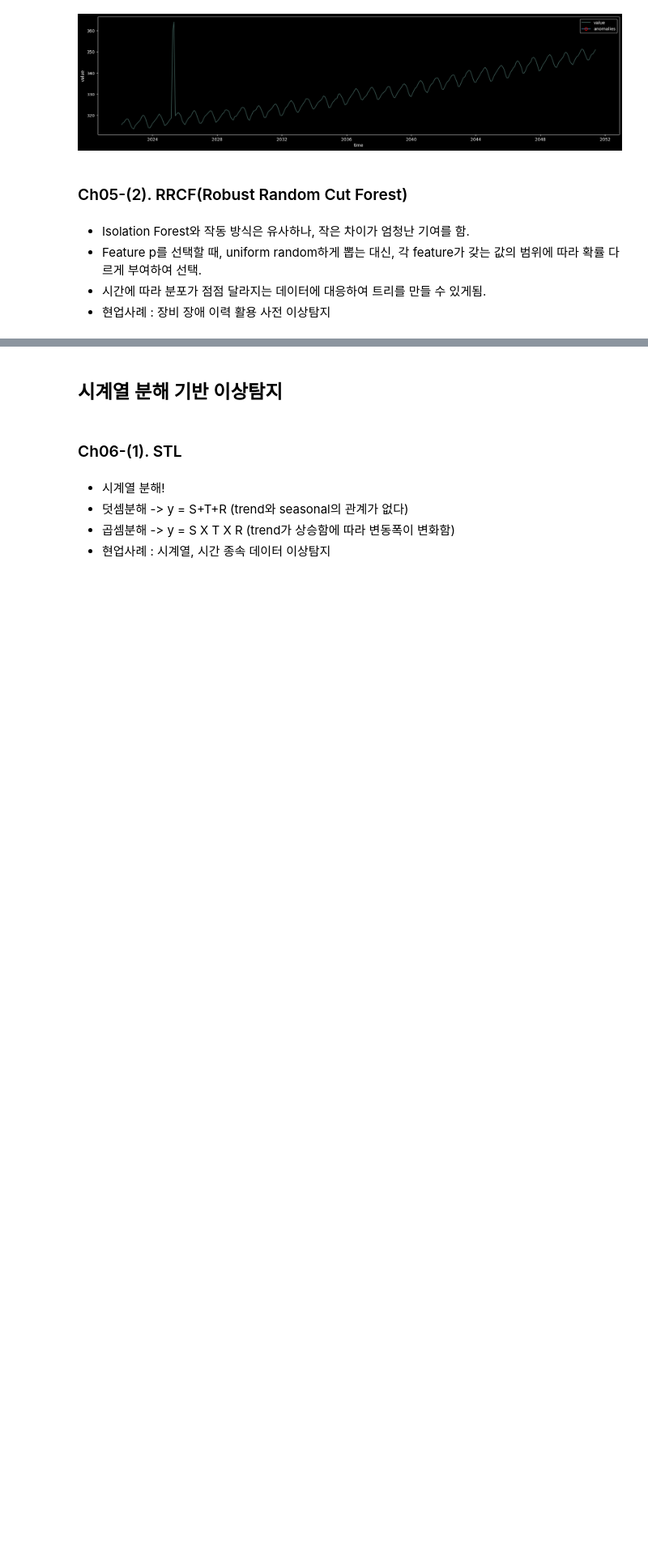
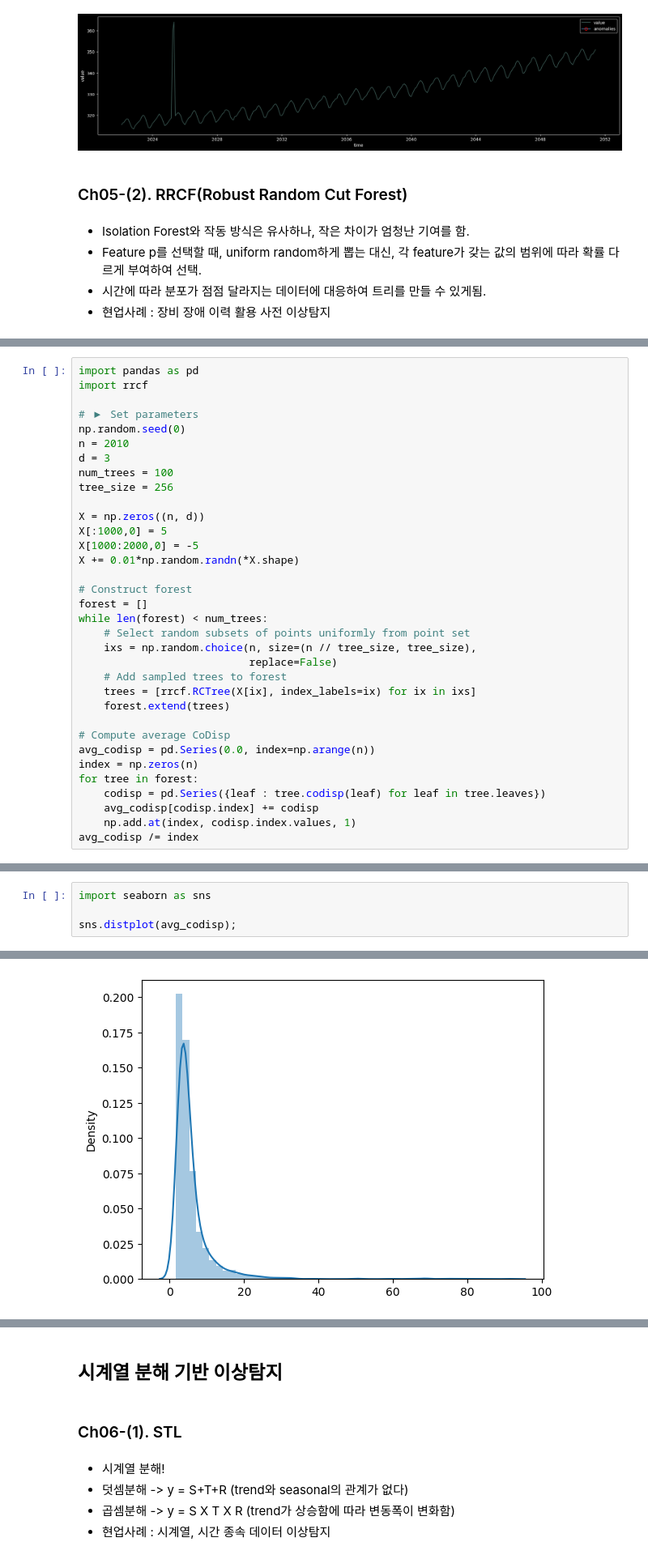
Before and after one commit to gw011211/AD_study, a Jupyter notebook: Chap2.여러 방법론 정리.ipynb, the cells around one changed output, grey strips where cells are left out. Shown at 81% size. Cells and saved outputs as stored; diff of their text form; blank space fills up the shorter version.

```diff
--- a/Chap2.여러 방법론 정리.ipynb
+++ b/Chap2.여러 방법론 정리.ipynb
@@ -1028,3 +1031,37 @@ X[:1000,0] = 5
 X[1000:2000,0] = -5
 X += 0.01*np.random.randn(*X.shape)
 size=(n // tree_size, tree_size)
+# %%
+import pandas as pd
+import rrcf
+
+# ▶ Set parameters
+np.random.seed(0)
+n = 2010
+d = 3
+num_trees = 100
+tree_size = 256
+
+X = np.zeros((n, d))
+X[:1000,0] = 5
+X[1000:2000,0] = -5
+X += 0.01*np.random.randn(*X.shape)
+
+# Construct forest
+forest = []
+while len(forest) < num_trees:
+    # Select random subsets of points uniformly from point set
+    ixs = np.random.choice(n, size=(n // tree_size, tree_size),
+                           replace=False)
+    # Add sampled trees to forest
+    trees = [rrcf.RCTree(X[ix], index_labels=ix) for ix in ixs]
+    forest.extend(trees)
+
+# Compute average CoDisp
+avg_codisp = pd.Series(0.0, index=np.arange(n))
+index = np.zeros(n)
+for tree in forest:
+    codisp = pd.Series({leaf : tree.codisp(leaf) for leaf in tree.leaves})
+    avg_codisp[codisp.index] += codisp
+    np.add.at(index, codisp.index.values, 1)
+avg_codisp /= index
@@ -1030,0 +1077,5 @@ size=(n // tree_size, tree_size)
+# %%
+import seaborn as sns
+
+sns.distplot(avg_codisp);
+# %% [output]
@@ -1030,0 +1091 @@ size=(n // tree_size, tree_size)
+[figure, added]
```
Also changed, not shown: parts of 16 cells of this notebook.
